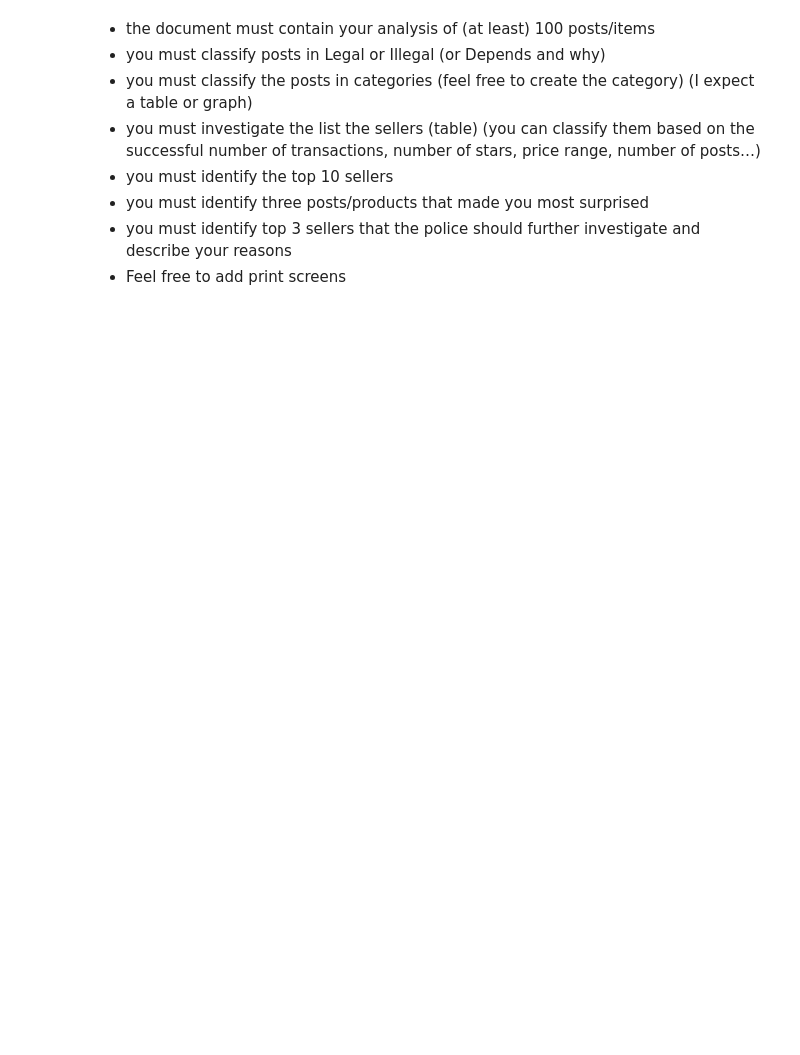
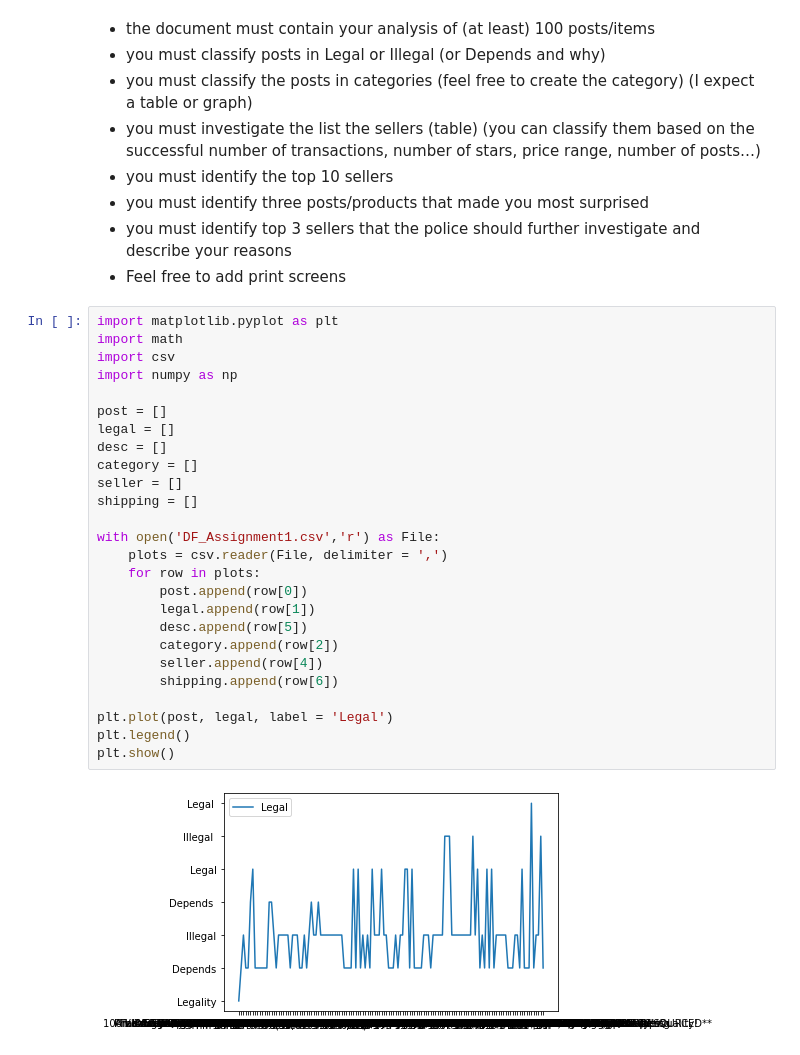
Before and after one commit to nagham-mekky/ForensicsAssignment1, a Jupyter notebook: Assignment1.ipynb, the cells around one changed output. Drawn from its saved outputs; the diff is of its cells as text; blank space fills up the shorter version.

```diff
--- a/Assignment1.ipynb
+++ b/Assignment1.ipynb
@@ -31,3 +35,31 @@ NoOfPosts = 100
 - you must identify three posts/products that made you most surprised
 - you must identify top 3 sellers that the police should further investigate and describe your reasons
 - Feel free to add print screens
+# %%
+import matplotlib.pyplot as plt
+import math
+import csv
+import numpy as np
+
+post = []
+legal = []
+desc = []
+category = []
+seller = []
+shipping = []
+
+with open('DF_Assignment1.csv','r') as File:
+    plots = csv.reader(File, delimiter = ',')
+    for row in plots:
+        post.append(row[0])
+        legal.append(row[1])
+        desc.append(row[5])
+        category.append(row[2])
+        seller.append(row[4])
+        shipping.append(row[6])
+
+plt.plot(post, legal, label = 'Legal')
+plt.legend()
+plt.show()
+# %% [output]
+[figure, added]
```
Also changed, not shown: parts of 6 cells of this notebook, 6 other files.
